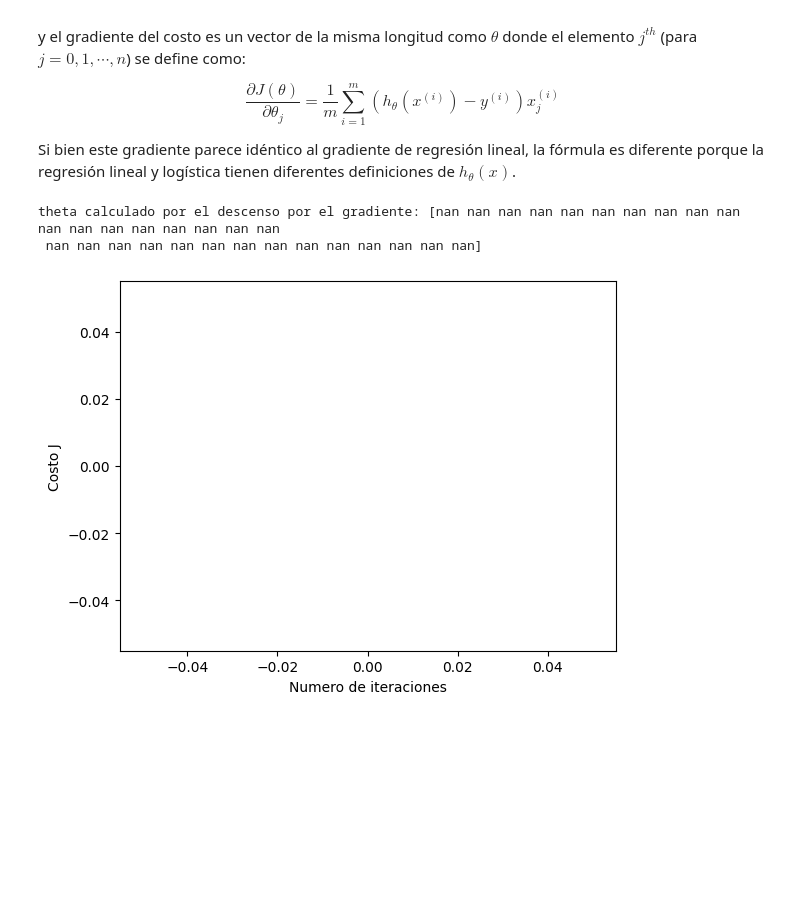
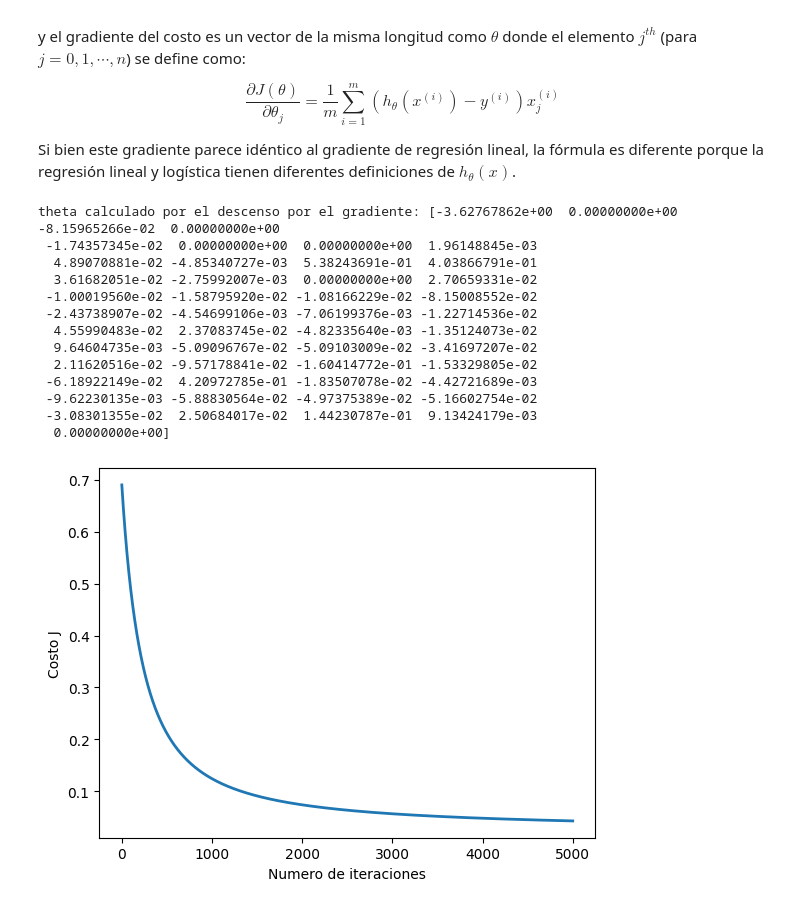
Before and after one commit to CristianJaldinPereira/Inteligencia-Artificil-1, a Jupyter notebook: Laboratorios/Lab4/lab4.ipynb, the cells around one changed output. Cells and saved outputs as stored; diff of their text form; code cells hidden in the pictures; blank space fills up the shorter version.

```diff
--- a/Laboratorios/Lab4/lab4.ipynb
+++ b/Laboratorios/Lab4/lab4.ipynb
@@ -146,19 +166,22 @@ from sklearn.preprocessing import StandardScaler
 
 # Configurar la matriz adecuadamente, y agregar una columna de unos que corresponde al termino de intercepción.
 
-# Usar X_full y y_full que contienen todas las características
-m, n = X_full.shape
+# Usar X_full_df y y_full que contienen todas las características
+m, n_features_original = X_full_df.shape # Usar X_full_df para obtener la forma
 
 # Inicializar el StandardScaler
 scaler = StandardScaler()
 
-# Escalar las características en X_full.values para evitar errores de tipo de nombre de columna.
-X_scaled = scaler.fit_transform(X_full.values)
+# Escalar las características en X_full_df.values
+X_scaled_full = scaler.fit_transform(X_full_df.values)
 
-# Agraga el termino de intercepción a X_scaled
-X = np.concatenate([np.ones((m, 1)), X_scaled], axis=1)
-y = y_full.values # Asegurarse de que y sea un numpy array
+# Agraga el termino de intercepción a X_scaled_full
+# Ahora, este X será el que se use para el entrenamiento (con todas las características escaladas y el intercepto)
+X = np.concatenate([np.ones((m, 1)), X_scaled_full], axis=1)
+y = y_full.values # Asegurarse de que y sea un numpy array para el entrenamiento
 
-print("Primeras 5 filas de X (con intercepto y escalado):", X[:5])
-print("Primeras 5 filas de y:", y[:5])
+print("Primeras 5 filas de X (con intercepto y escalado):")
+print(X[:5])
+print("Primeras 5 filas de y:")
+print(y[:5])
 # %% [output]
@@ -197,6 +220,9 @@ def calcularCosto(theta, X, y):
 
     J = 0
     h = calcularSigmoide(X @ theta) # Correcto: usa X @ theta
+    # Clipping h para evitar log(0) o log(1-1)
+    epsilon = 1e-10 # Un valor pequeño para evitar log(0)
+    h = np.clip(h, epsilon, 1 - epsilon)
     J = (1 / m) * np.sum(-y * np.log(h) - (1 - y) * np.log(1 - h)) # Correcto: usa multiplicacion elemento a elemento
 
     return J
@@ -219,26 +245,37 @@ def descensoGradiente(theta, X, y, alpha, num_iters):
 # %%
 # Elegir algun valor para alpha (probar varias alternativas)
 alpha = 0.01  # Reducir el learning rate
-num_iters = 500000
+num_iters = 5000
 
 # El numero de elementos en theta debe ser (n + 1) donde n es el numero de caracteristicas en X_full
 n_features = X.shape[1] # X ahora tiene la columna de unos y las caracteristicas escaladas
 theta = np.zeros(n_features)
 
 # inicializa theta y ejecuta el descenso por el gradiente
 theta, J_history = descensoGradiente(theta, X, y, alpha, num_iters)
 
 # Grafica la convergencia del costo
 pyplot.plot(np.arange(len(J_history)), J_history, lw=2)
 pyplot.xlabel('Numero de iteraciones')
 pyplot.ylabel('Costo J')
 
 # Muestra los resultados del descenso por el gradiente
 print('theta calculado por el descenso por el gradiente: {:s}'.format(str(theta)))
 # %% [output]
-theta calculado por el descenso por el gradiente: [nan nan nan nan nan nan nan nan nan nan nan nan nan nan nan nan nan nan
- nan nan nan nan nan nan nan nan nan nan nan nan nan nan]
+theta calculado por el descenso por el gradiente: [-3.62767862e+00  0.00000000e+00 -8.15965266e-02  0.00000000e+00
+ -1.74357345e-02  0.00000000e+00  0.00000000e+00  1.96148845e-03
+  4.89070881e-02 -4.85340727e-03  5.38243691e-01  4.03866791e-01
+  3.61682051e-02 -2.75992007e-03  0.00000000e+00  2.70659331e-02
+ -1.00019560e-02 -1.58795920e-02 -1.08166229e-02 -8.15008552e-02
+ -2.43738907e-02 -4.54699106e-03 -7.06199376e-03 -1.22714536e-02
+  4.55990483e-02  2.37083745e-02 -4.82335640e-03 -1.35124073e-02
+  9.64604735e-03 -5.09096767e-02 -5.09103009e-02 -3.41697207e-02
+  2.11620516e-02 -9.57178841e-02 -1.60414772e-01 -1.53329805e-02
+ -6.18922149e-02  4.20972785e-01 -1.83507078e-02 -4.42721689e-03
+ -9.62230135e-03 -5.88830564e-02 -4.97375389e-02 -5.16602754e-02
+ -3.08301355e-02  2.50684017e-02  1.44230787e-01  9.13424179e-03
+  0.00000000e+00]
-[figure, old version]
+[figure, new version]
 # %%
 print(J_history[-1])
 # %% [output]
```
Also changed, not shown: parts of 8 cells of this notebook, 3 other files.
